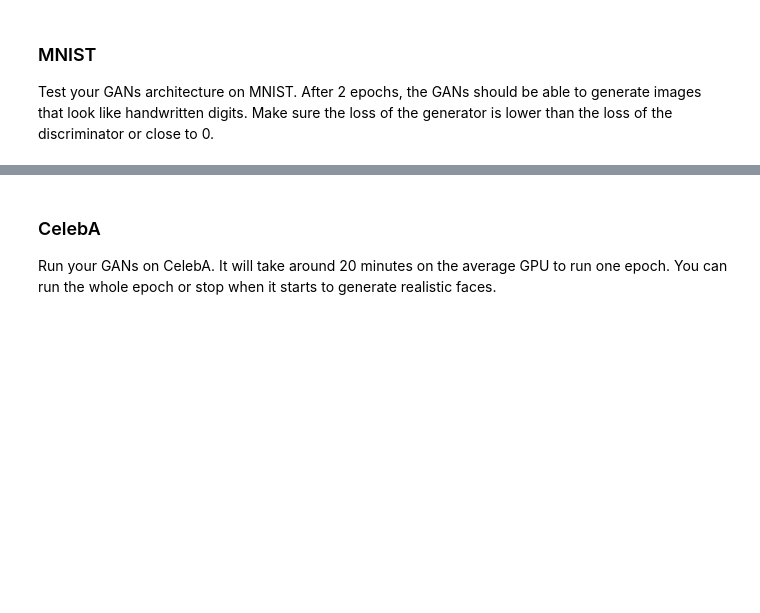
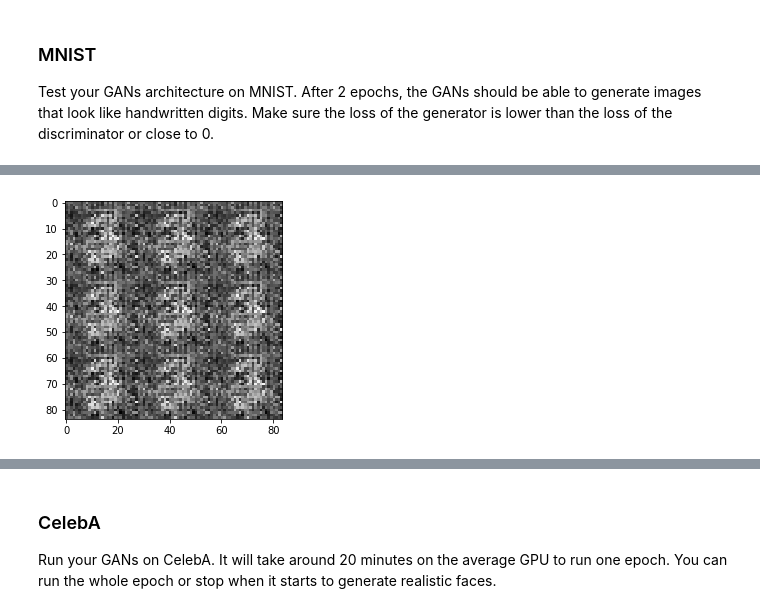
Before and after one commit to archie1983/udacity_deep_learning_course, a Jupyter notebook: face_generation/dlnd_face_generation.ipynb, the cells around one changed output, grey strips where cells are left out. Saved outputs shown, nothing was run; the diff lists cells and outputs as text; code cells hidden in the pictures; blank space fills up the shorter version.

```diff
--- a/face_generation/dlnd_face_generation.ipynb
+++ b/face_generation/dlnd_face_generation.ipynb
@@ -512,0 +492,83 @@ KeyboardInterrupt:
+# %%
+# AE: Just some starting values. Trying to fill the z vector with as many random values as will be used. Introduced
+# AE: configurable alpha, reduced learning rate
+#batch_size = 500
+#z_dim = 1024
+#learning_rate = 0.01
+#beta1 = 0.4
+#alpha=0.2
+
+# AE: Generator loss was well above discriminator's. So I train the generator twice as much now and it seems to have improved
+# AE: things, but generated pictures are still quite poor. Increasing beta value and giving more random values for z
+# AE: (the maximum now as it will only suse 512x2x2 values)
+#batch_size = 500
+#z_dim = 2048
+#learning_rate = 0.01
+#beta1 = 0.5
+#alpha=0.2
+
+# AE: Still bad, reducing learning rate.
+#batch_size = 500
+#z_dim = 2048
+#learning_rate = 0.001
+#beta1 = 0.5
+#alpha=0.2
+
+# AE: Still bad, increasing batch size and reducing random values in z vector.
+#batch_size = 1200
+#z_dim = 256
+#learning_rate = 0.001
+#beta1 = 0.5
+#alpha=0.2
+
+# AE: Still bad, going with values from DCGAN (house numbers) mini project.
+#batch_size = 128
+#z_dim = 100
+#learning_rate = 0.0002
+#beta1 = 0.5
+#alpha=0.2
+
+# AE: That was almost good. It generated decent enough 0 digits. Let's increase randomization in z vector.
+#batch_size = 128
+#z_dim = 512
+#learning_rate = 0.0002
+#beta1 = 0.5
+#alpha=0.2
+
+# AE: Worse again, reducing z vector randomisation and trying without the extra training step for generator.
+#batch_size = 128
+#z_dim = 100
+#learning_rate = 0.0002
+#beta1 = 0.5
+#alpha=0.2
+
+# AE: Just trying different lr, beta and alpha.
+#batch_size = 128
+#z_dim = 100
+#learning_rate = 0.0003
+#beta1 = 0.6
+#alpha=0.1
+
+# AE: Going back to what almost worked. Also, introduced xavier initialisation for Generator's con2d_transpose layers' weights,
+# AE: also introduced ReLU activation function on the same layers.
+batch_size = 128
+z_dim = 100
+learning_rate = 0.0002
+beta1 = 0.5
+alpha=0.2
+
+# AE: Finally out of desperation I included drop out layers in generator and changed the discriminator to take into account
+# AE: all values in the final layer before output (by using padding='SAME' instead of 'VALID')
+
+# AE: Removed the dropout layers and xavier initialisation from the generator, because it didn't seem to help generating faces
+
+"""
+DON'T MODIFY ANYTHING IN THIS CELL THAT IS BELOW THIS LINE
+"""
+epochs = 2
+
+mnist_dataset = helper.Dataset('mnist', glob(os.path.join(data_dir, 'mnist/*.jpg')))
+with tf.Graph().as_default():
+    train(epochs, batch_size, z_dim, learning_rate, beta1, mnist_dataset.get_batches,
+          mnist_dataset.shape, mnist_dataset.image_mode, alpha=alpha)
+# %% [output]
@@ -512,0 +585 @@ KeyboardInterrupt:
+[figure, added]
```
Also changed, not shown: parts of 9 cells of this notebook.
